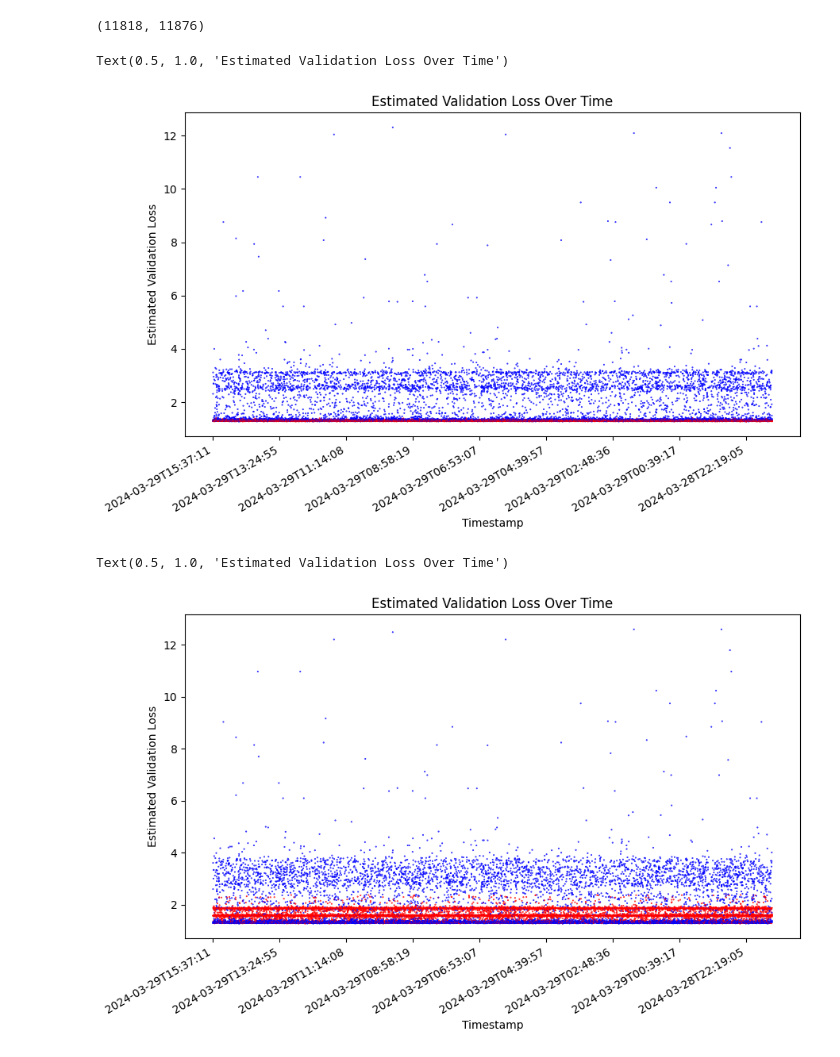
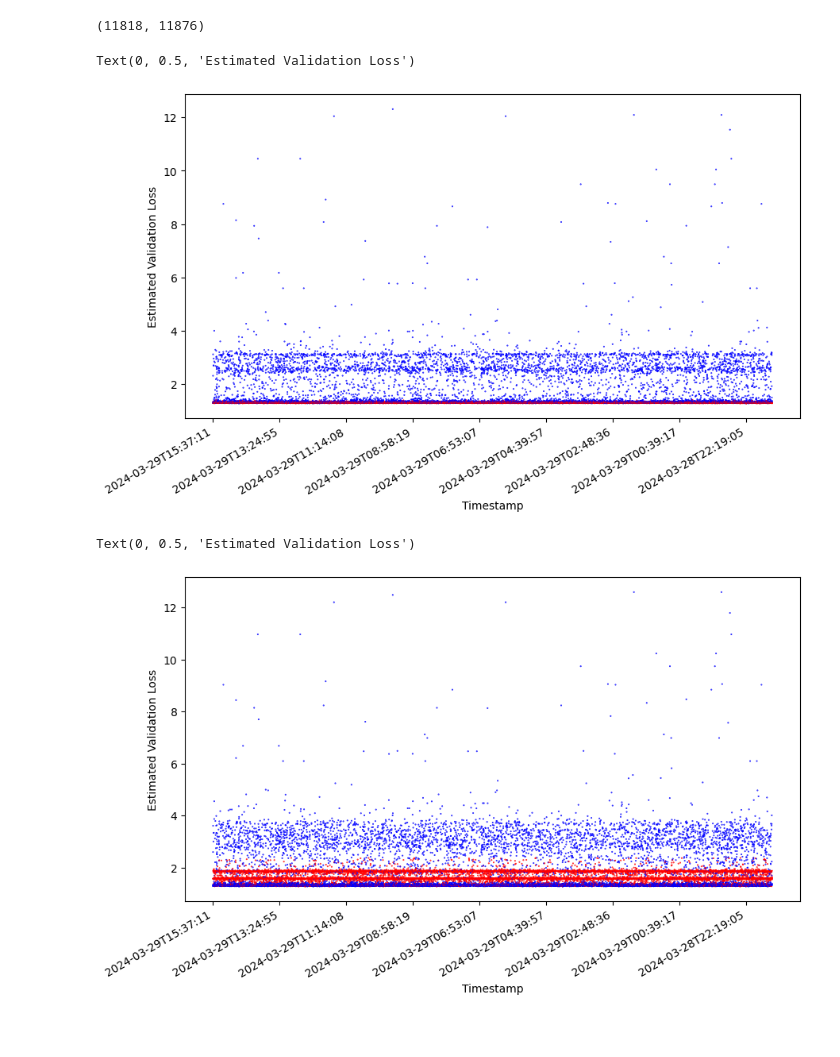
Before and after one commit to yiphei/yif-AI, a Jupyter notebook: transformer_dropout/analysis.ipynb, the cells around one changed output. Saved outputs shown, nothing was run; the diff lists cells and outputs as text; code cells hidden in the pictures; blank space fills up the shorter version.

```diff
--- a/transformer_dropout/analysis.ipynb
+++ b/transformer_dropout/analysis.ipynb
@@ -12,6 +12,7 @@ runs[0].created_at
 '2024-03-29T15:37:11'
 # %%
 data_dict = [{"est_val_loss":run.summary_metrics['est_val_loss'],
+              "loss": run.summary_metrics['loss'],
                "use_detached": int(run.config["model_config"]["learned_dropout_config"]["use_detached_x_in_dropout_mask"]),
                "created_at": run.created_at,
                }
@@ -27,23 +28,22 @@ len(trues), len(runs) - len(trues)
 # %%
 import matplotlib.pyplot as plt
 import matplotlib.dates as mdates
 
 colors = ['red' if i == 1 else 'blue' for i in z]
 
 plt.figure(figsize=(10, 6))
 plt.scatter(x, y, c=colors, s = 0.2)
 
 plt.gca().xaxis.set_major_locator(mdates.AutoDateLocator())
 
 # Auto-format the date labels for readability
 plt.gcf().autofmt_xdate()
 
 
 # Customizing the plot
 plt.xlabel('Timestamp')
 plt.ylabel('Estimated Validation Loss')
-plt.title('Estimated Validation Loss Over Time')
 # %% [output]
-Text(0.5, 1.0, 'Estimated Validation Loss Over Time')
+Text(0, 0.5, 'Estimated Validation Loss')
-[figure, old version]
+[figure, new version]
 # %%
@@ -73,7 +68,6 @@ plt.gcf().autofmt_xdate()
 # Customizing the plot
 plt.xlabel('Timestamp')
 plt.ylabel('Estimated Validation Loss')
-plt.title('Estimated Validation Loss Over Time')
 # %% [output]
-Text(0.5, 1.0, 'Estimated Validation Loss Over Time')
+Text(0, 0.5, 'Estimated Validation Loss')
-[figure, old version]
+[figure, new version]
```
Also changed, not shown: parts of 1 cell of this notebook.
